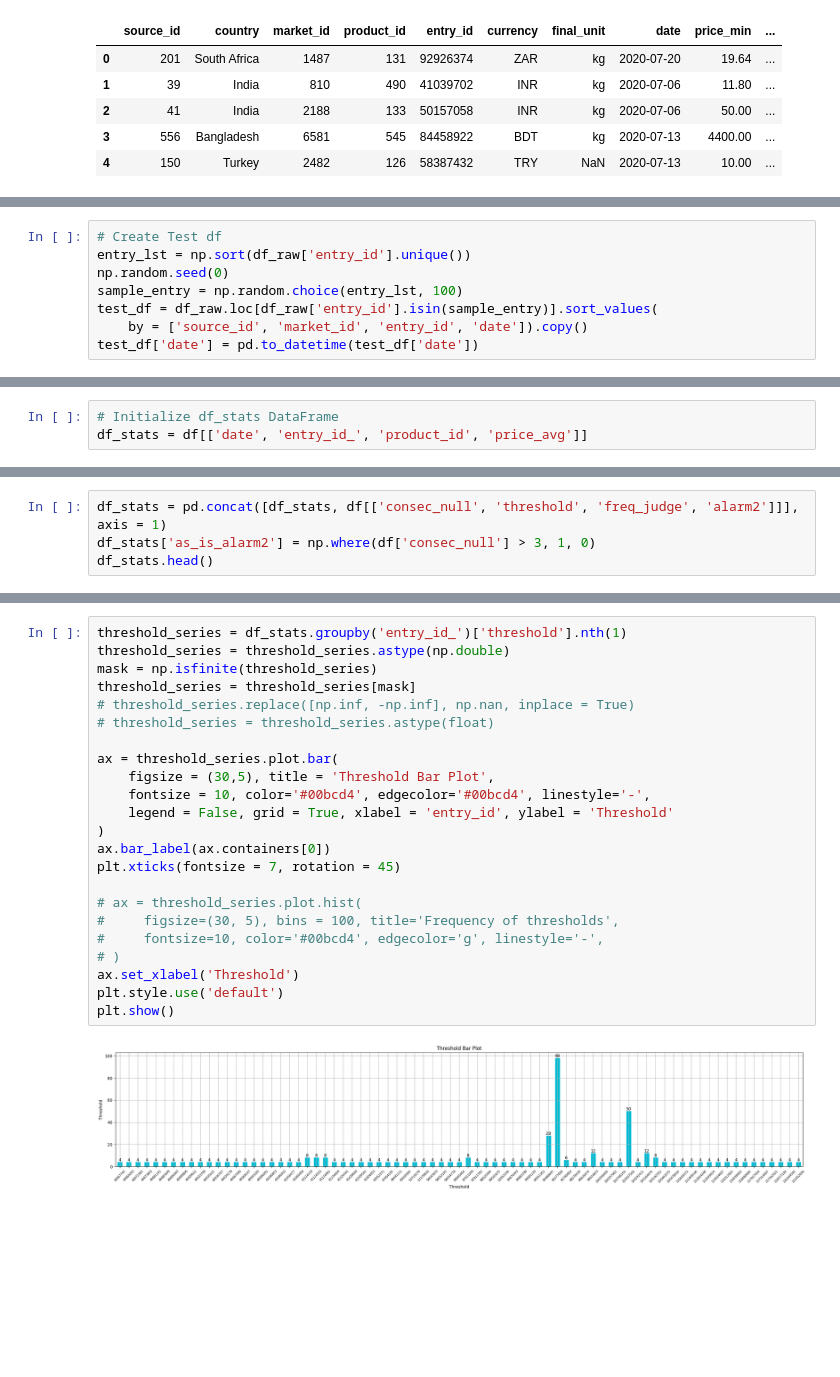
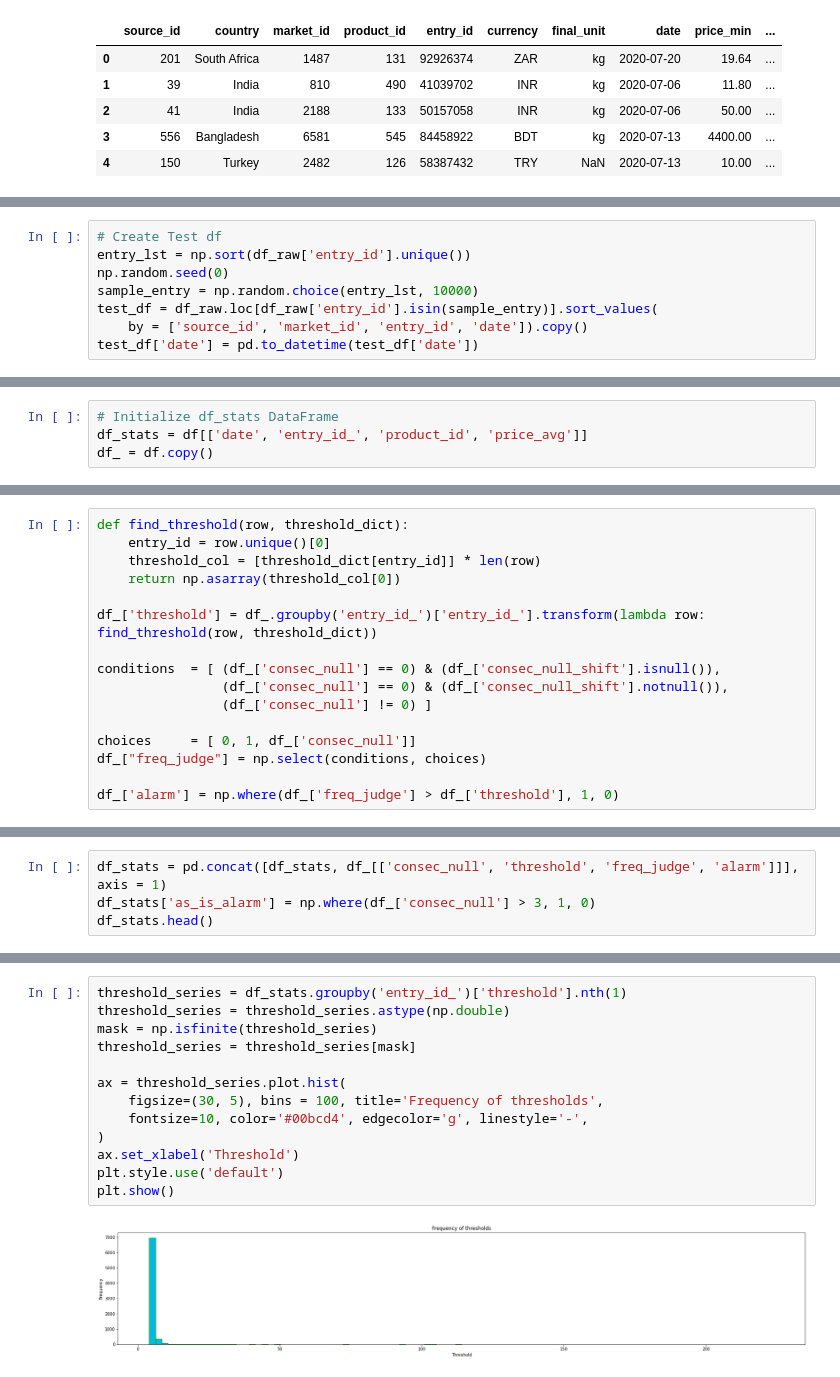
Before and after one commit to eungizoa/dataAnal, a Jupyter notebook: Alarm2.ipynb, the cells around one changed output, grey strips where cells are left out. Drawn from its saved outputs; the diff is of its cells as text; blank space fills up the shorter version.

```diff
--- a/Alarm2.ipynb
+++ b/Alarm2.ipynb
@@ -37,7 +43,7 @@ df_raw.head()
 # Create Test df
 entry_lst = np.sort(df_raw['entry_id'].unique())
 np.random.seed(0)
-sample_entry = np.random.choice(entry_lst, 100)
+sample_entry = np.random.choice(entry_lst, 10000)
 test_df = df_raw.loc[df_raw['entry_id'].isin(sample_entry)].sort_values(
     by = ['source_id', 'market_id', 'entry_id', 'date']).copy()
 test_df['date'] = pd.to_datetime(test_df['date'])
@@ -74,3 +86,4 @@ df.head()
 # %%
 # Initialize df_stats DataFrame
 df_stats = df[['date', 'entry_id_', 'product_id', 'price_avg']]
+df_ = df.copy()
@@ -191,0 +161,16 @@ alarm_2(df)
+# %%
+def find_threshold(row, threshold_dict):
+    entry_id = row.unique()[0]
+    threshold_col = [threshold_dict[entry_id]] * len(row)
+    return np.asarray(threshold_col[0])
+
+df_['threshold'] = df_.groupby('entry_id_')['entry_id_'].transform(lambda row: find_threshold(row, threshold_dict))
+
+conditions  = [ (df_['consec_null'] == 0) & (df_['consec_null_shift'].isnull()),
+                (df_['consec_null'] == 0) & (df_['consec_null_shift'].notnull()),
+                (df_['consec_null'] != 0) ]
+
+choices     = [ 0, 1, df_['consec_null']]
+df_["freq_judge"] = np.select(conditions, choices)
+
+df_['alarm'] = np.where(df_['freq_judge'] > df_['threshold'], 1, 0)
@@ -249,5 +231,5 @@ Count number of entries that correspond to the alarm2 divided by cases: error_cn
 # %%
-df_stats = pd.concat([df_stats, df[['consec_null', 'threshold', 'freq_judge', 'alarm2']]], axis = 1)
-df_stats['as_is_alarm2'] = np.where(df['consec_null'] > 3, 1, 0)
+df_stats = pd.concat([df_stats, df_[['consec_null', 'threshold', 'freq_judge', 'alarm']]], axis = 1)
+df_stats['as_is_alarm'] = np.where(df_['consec_null'] > 3, 1, 0)
 df_stats.head()
 # %% [output]
@@ -260,25 +242,15 @@ df_stats.head()
 # %%
 threshold_series = df_stats.groupby('entry_id_')['threshold'].nth(1)
 threshold_series = threshold_series.astype(np.double)
 mask = np.isfinite(threshold_series)
 threshold_series = threshold_series[mask]
-# threshold_series.replace([np.inf, -np.inf], np.nan, inplace = True)
-# threshold_series = threshold_series.astype(float)
 
-ax = threshold_series.plot.bar(
-    figsize = (30,5), title = 'Threshold Bar Plot',
-    fontsize = 10, color='#00bcd4', edgecolor='#00bcd4', linestyle='-',
-    legend = False, grid = True, xlabel = 'entry_id', ylabel = 'Threshold'
+ax = threshold_series.plot.hist(
+    figsize=(30, 5), bins = 100, title='Frequency of thresholds',
+    fontsize=10, color='#00bcd4', edgecolor='g', linestyle='-',
 )
-ax.bar_label(ax.containers[0])
-plt.xticks(fontsize = 7, rotation = 45)
-
-# ax = threshold_series.plot.hist(
-#     figsize=(30, 5), bins = 100, title='Frequency of thresholds',
-#     fontsize=10, color='#00bcd4', edgecolor='g', linestyle='-',
-# )
 ax.set_xlabel('Threshold')
 plt.style.use('default')
 plt.show()
 # %% [output]
-[figure, old version]
+[figure, new version]
```
Also changed, not shown: parts of 19 cells of this notebook, 5 other files.
